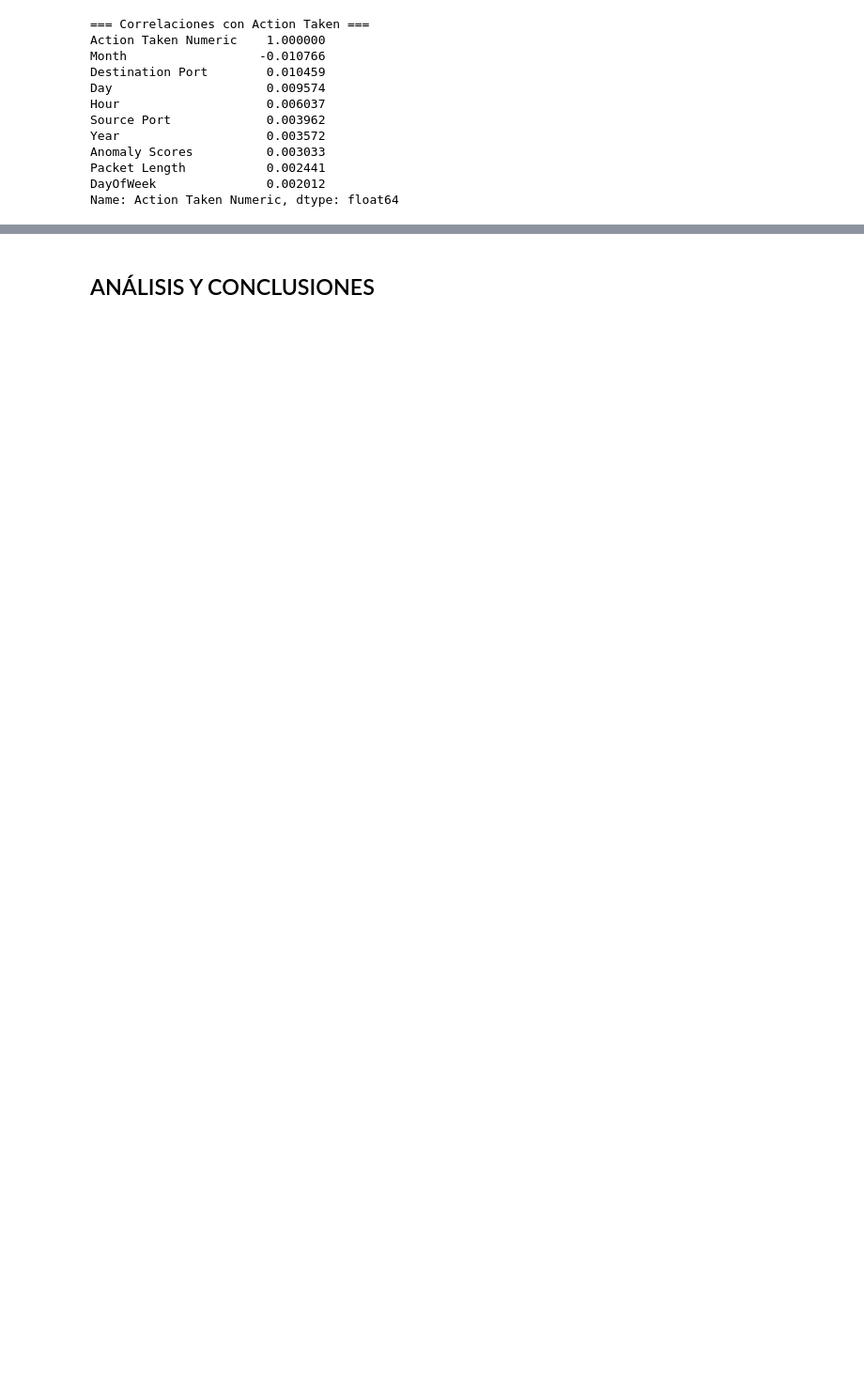
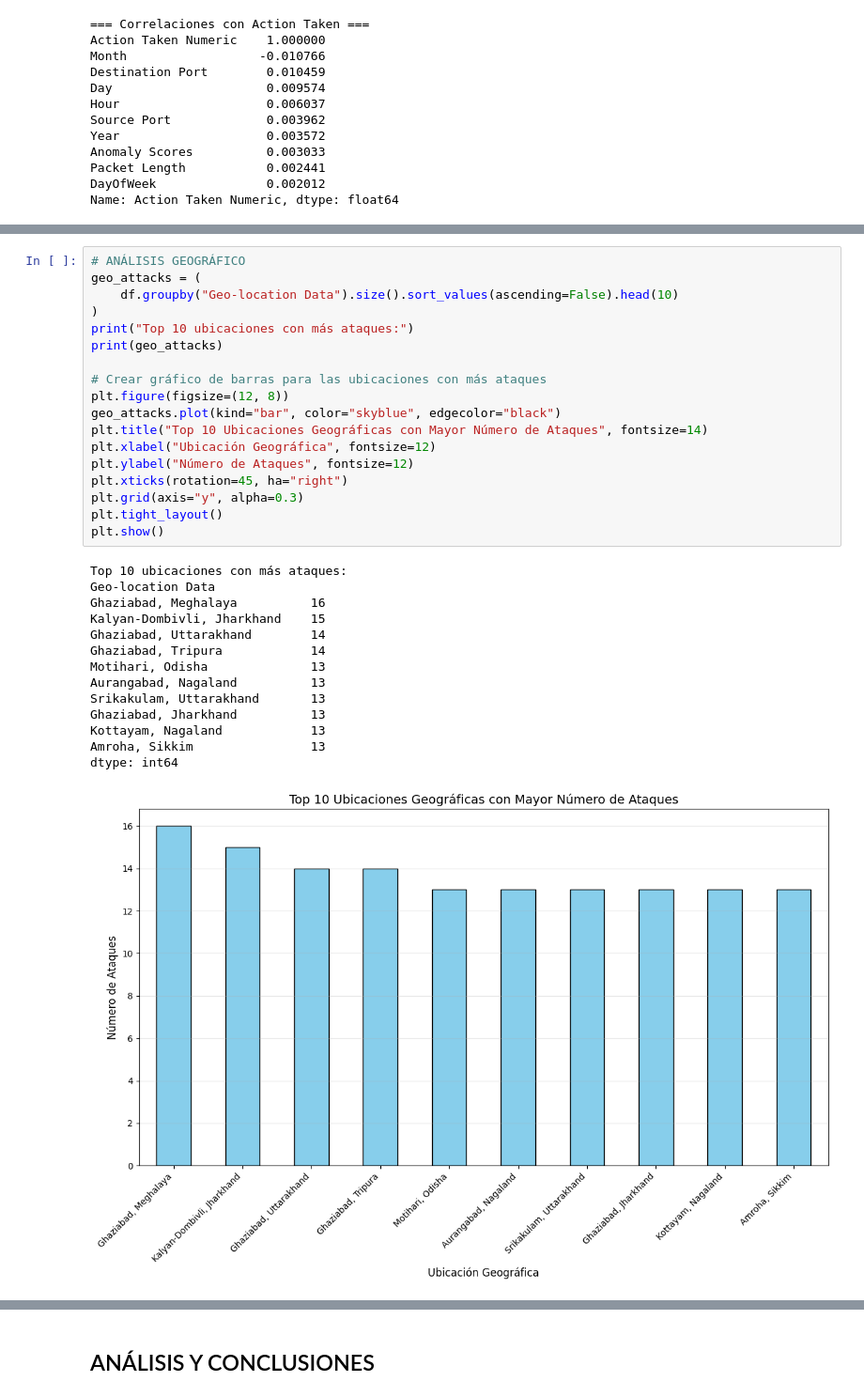
Before and after one commit to acvalenciaudea/fundamentos_de_programacion_cd, a Jupyter notebook: taller3/main.ipynb, the cells around one changed output, grey strips where cells are left out. Shown at 94% size. Saved outputs shown, nothing was run; the diff lists cells and outputs as text; blank space fills up the shorter version.

```diff
--- a/taller3/main.ipynb
+++ b/taller3/main.ipynb
@@ -595,0 +628,33 @@ Name: Action Taken Numeric, dtype: float64
+# %%
+# ANÁLISIS GEOGRÁFICO
+geo_attacks = (
+    df.groupby("Geo-location Data").size().sort_values(ascending=False).head(10)
+)
+print("Top 10 ubicaciones con más ataques:")
+print(geo_attacks)
+
+# Crear gráfico de barras para las ubicaciones con más ataques
+plt.figure(figsize=(12, 8))
+geo_attacks.plot(kind="bar", color="skyblue", edgecolor="black")
+plt.title("Top 10 Ubicaciones Geográficas con Mayor Número de Ataques", fontsize=14)
+plt.xlabel("Ubicación Geográfica", fontsize=12)
+plt.ylabel("Número de Ataques", fontsize=12)
+plt.xticks(rotation=45, ha="right")
+plt.grid(axis="y", alpha=0.3)
+plt.tight_layout()
+plt.show()
+# %% [output]
+Top 10 ubicaciones con más ataques:
+Geo-location Data
+Ghaziabad, Meghalaya          16
+Kalyan-Dombivli, Jharkhand    15
+Ghaziabad, Uttarakhand        14
+Ghaziabad, Tripura            14
+Motihari, Odisha              13
+Aurangabad, Nagaland          13
+Srikakulam, Uttarakhand       13
+Ghaziabad, Jharkhand          13
+Kottayam, Nagaland            13
+Amroha, Sikkim                13
+dtype: int64
+[figure, added]
```
Also changed, not shown: parts of 8 cells of this notebook.
